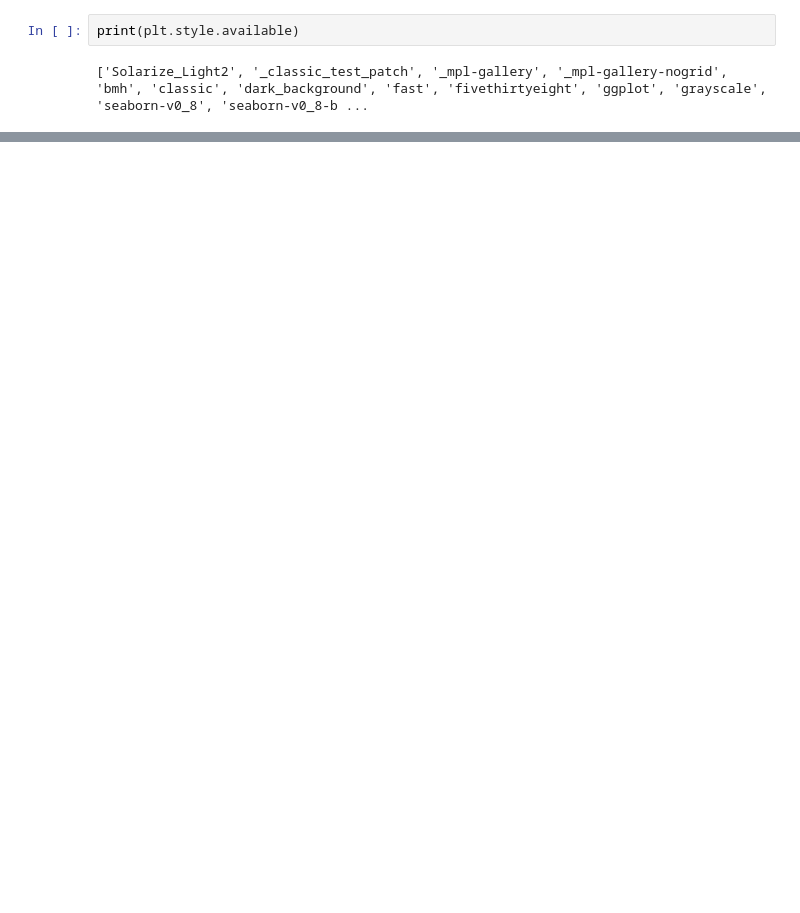
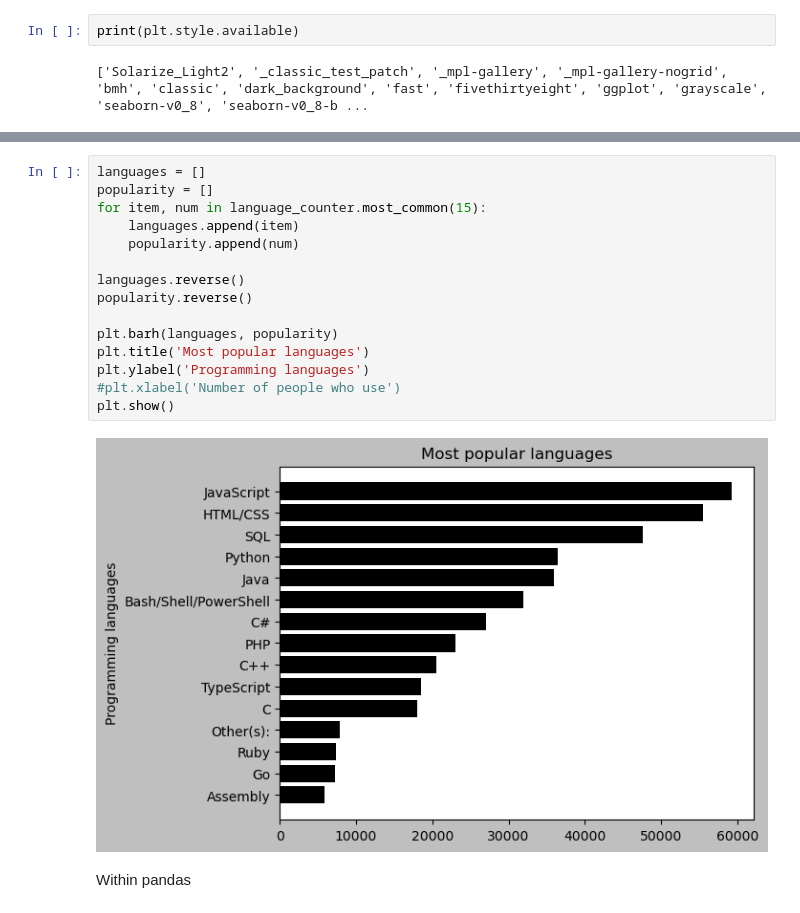
Before and after one commit to LeevesC/LearningML, a Jupyter notebook: Intro_Matplotlib/01.ipynb, the cells around one changed output, grey strips where cells are left out. Drawn from its saved outputs; the diff is of its cells as text; blank space fills up the shorter version.

```diff
--- a/Intro_Matplotlib/01.ipynb
+++ b/Intro_Matplotlib/01.ipynb
@@ -25,0 +79,19 @@ print(plt.style.available)
+# %%
+languages = []
+popularity = []
+for item, num in language_counter.most_common(15):
+    languages.append(item)
+    popularity.append(num)
+
+languages.reverse()
+popularity.reverse()
+
+plt.barh(languages, popularity)
+plt.title('Most popular languages')
+plt.ylabel('Programming languages')
+#plt.xlabel('Number of people who use')
+plt.show()
+# %% [output]
+[figure, added]
+# %% [markdown]
+Within pandas
```
Also changed, not shown: parts of 9 cells of this notebook, 1 other file.
